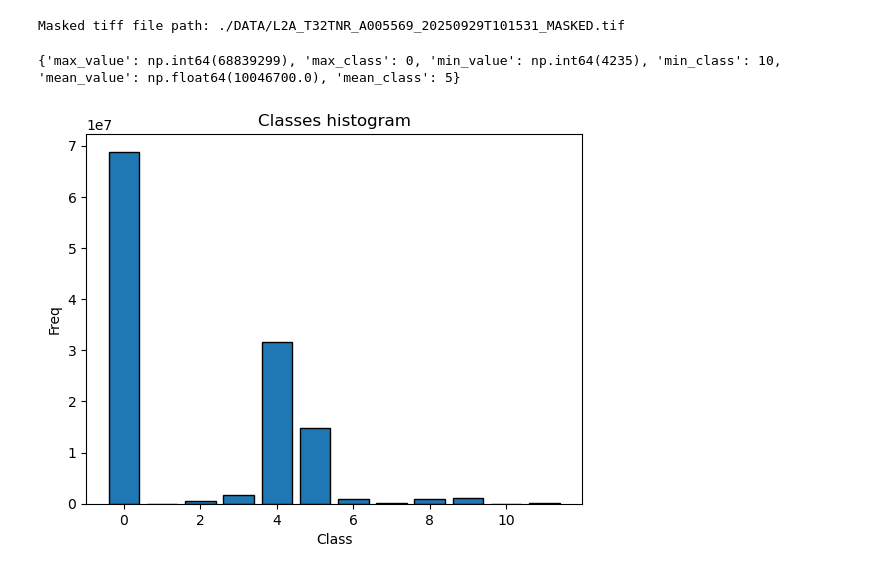
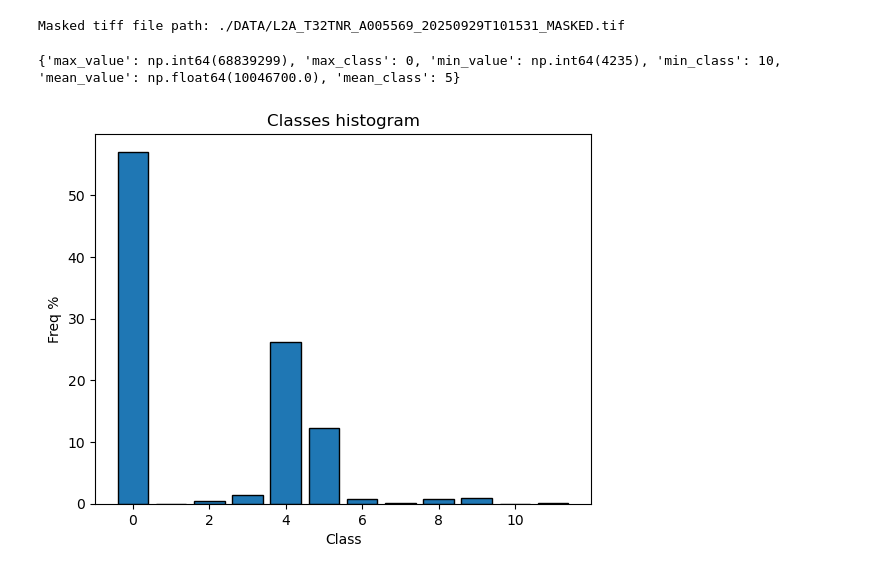
Before and after one commit to SvevaZ/GPProject, a Jupyter notebook: EXAMPLE.ipynb, the cells around one changed output. Drawn from its saved outputs; the diff is of its cells as text; code cells hidden in the pictures.

```diff
--- a/EXAMPLE.ipynb
+++ b/EXAMPLE.ipynb
@@ -222,19 +223,22 @@ Masked tiff file path: ./DATA/L2A_T32TNR_A005569_20250929T101531_MASKED.tif
 # %%
 #This section gets classes and count for the plot
 from ZIPRA import barplot_classes
 # if stats true --> returns max,min,mean value
+tiff_file="./DATA/L2A_T32TNR_A005569_20250929T101531.tif" #not to consider when running all code above
+band_list=['B02', 'B03', 'B04', 'B08', 'B12', 'SCL'] #not to consider when running all code above
+SCL_band = band_list.index('SCL') + 1  # Get the band number for SCL
 
 stats = True
 unique_classes, counts, stats_res = barplot_classes(tiff_file, SCL_band, stats)
 print(stats_res)
 
 import matplotlib.pyplot as plt
 # Plot con plt.bar
-plt.bar(unique_classes, counts, align="center", width=0.8, edgecolor="black")
+plt.bar(unique_classes, counts*100/sum(counts), align="center", width=0.8, edgecolor="black")
 plt.xlabel("Class")
-plt.ylabel("Freq")
+plt.ylabel("Freq %")
 plt.title("Classes histogram")
 plt.show()
 # %% [output]
 {'max_value': np.int64(68839299), 'max_class': 0, 'min_value': np.int64(4235), 'min_class': 10, 'mean_value': np.float64(10046700.0), 'mean_class': 5}
-[figure, old version]
+[figure, new version]
```
Also changed, not shown: parts of 1 cell of this notebook, 1 other file.
